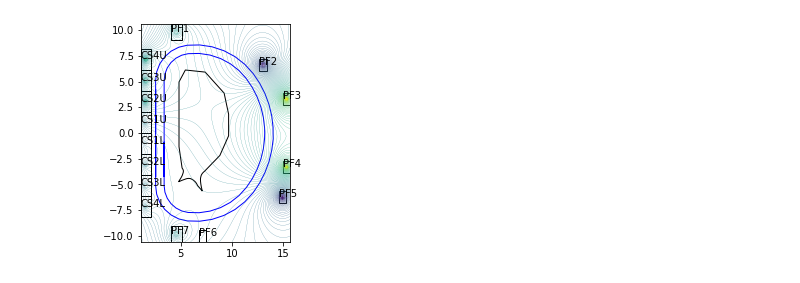
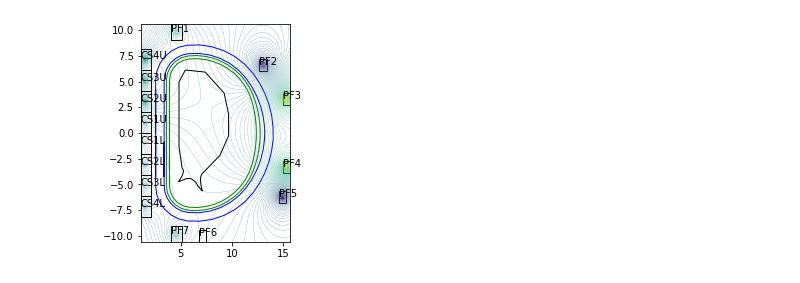
Before and after one commit to fusion-yun/fytok_old, a Jupyter notebook: examples/cfetr.ipynb, the cells around one changed output. Cells and saved outputs as stored; diff of their text form; code cells hidden in the pictures.

```diff
--- a/examples/cfetr.ipynb
+++ b/examples/cfetr.ipynb
@@ -104,35 +103,35 @@ for ix in range(NX):
 # %%
 fg=plt.figure()
 
 plt.gca().add_patch(plt.Polygon(limiter_points , fill=False,closed=True))
 
 plt.gca().add_patch(plt.Polygon(tf_inner_points , fill=False,closed=True,color="blue"))
 plt.gca().add_patch(plt.Polygon(tf_outer_points , fill=False,closed=True,color="blue"))
 
-# plt.gca().add_patch(plt.Polygon(vessel_outer_points , fill=False,closed=True,color="green"))
-# plt.gca().add_patch(plt.Polygon(vessel_inner_points , fill=False,closed=True,color="green"))
+plt.gca().add_patch(plt.Polygon(vessel_outer_points , fill=False,closed=True,color="green"))
+plt.gca().add_patch(plt.Polygon(vessel_inner_points , fill=False,closed=True,color="green"))
 
 
 for coil  in entry.pf_active.coil:
     rect=coil.element[0].geometry.rectangle.__value__()
     plt.text(rect.r-rect.width/2.0, float(rect.z),str(coil.name))
     plt.gca().add_patch(plt.Rectangle((rect.r-rect.width/2.0, rect.z-rect.height/2.0), rect.width, rect.height, fill=False))
 
 # for idx,p in enumerate(tf_outer_points):
 #     plt.text(p[0],p[1],idx)
 plt.contour(X,Y,Z,levels=140,linewidths=0.2)
 
 # plt.contour(
 #     entry.equilibrium.time_slice[10].profiles_2d.grid.dim1.__value__(),
 #     entry.equilibrium.time_slice[10].profiles_2d.grid.dim2.__value__(),
 #     entry.equilibrium.time_slice[10].profiles_2d.psi.__value__(),
 #     levels= 20,
 #     linewidths=0.5)
 
 plt.axis('scaled')
 plt.show()
 # %% [output]
-[figure, old version]
+[figure, new version]
 # %%
 sys.path.append("/home/salmon/workspace/freegs/")
 import freegs
```
Also changed, not shown: parts of 4 cells of this notebook, 4 other files.
